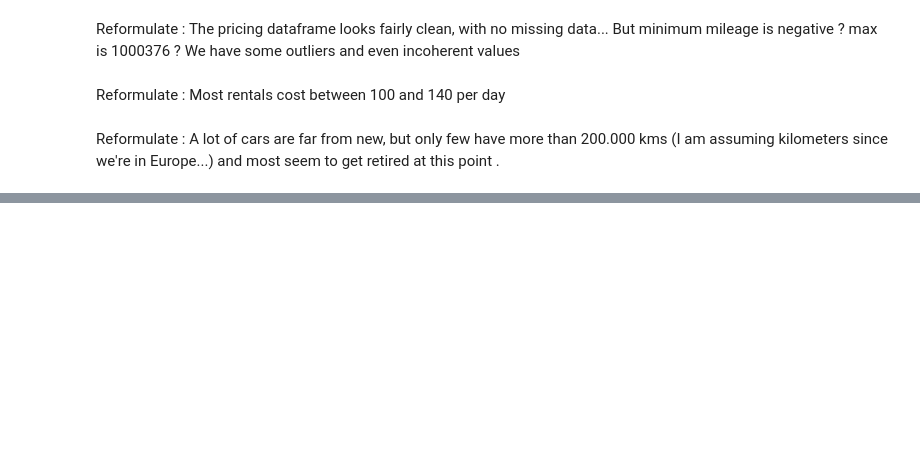
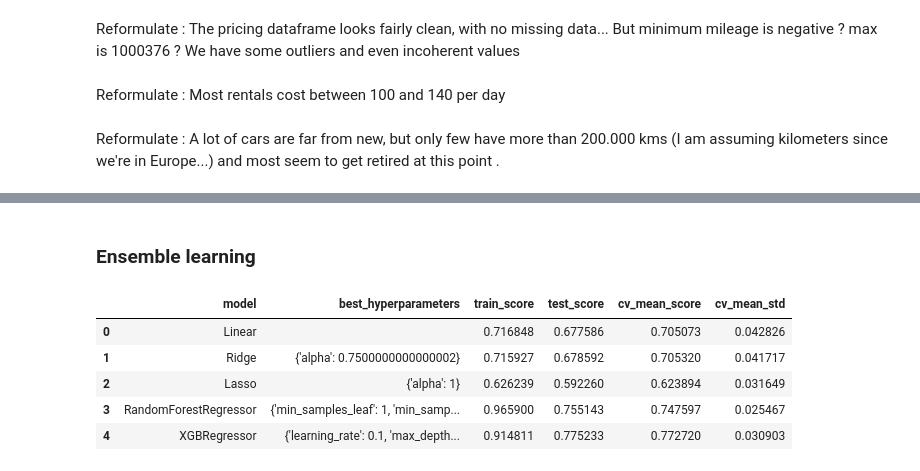
Before and after one commit to qxzjy/dsfs-ft-34, a Jupyter notebook: 10_ML_ENGINEER_CERTIFICATION/BLOC_5/01_GET_AROUND/Price_analysis_and_predictions.ipynb, the cells around one changed output, grey strips where cells are left out. Saved outputs shown, nothing was run; the diff lists cells and outputs as text; code cells hidden in the pictures; blank space fills up the shorter version.

```diff
--- a/10_ML_ENGINEER_CERTIFICATION/BLOC_5/01_GET_AROUND/Price_analysis_and_predictions.ipynb
+++ b/10_ML_ENGINEER_CERTIFICATION/BLOC_5/01_GET_AROUND/Price_analysis_and_predictions.ipynb
@@ -18,7 +16,7 @@ data_path = os.getcwd() + "/data/"
 df_prices = pd.read_csv(data_path+"get_around_pricing_project.csv")
 # %%
 # Useful function
-def remove_outliers_from_column(df, column, std_ratio=3) :
+def remove_outliers_column_based(df, column, std_ratio=3) :
 
     mask = (df[column] > df[column].mean() - std_ratio * df[column].std()) & (df[column] < df[column].mean() + std_ratio * df[column].std())
 
@@ -117,0 +211,52 @@ Reformulate : A lot of cars are far from new, but only few have more than 200.00
+# %% [markdown]
+### Ensemble learning
+# %%
+from sklearn.model_selection import RandomizedSearchCV
+rfr = RandomForestRegressor()
+
+params = {
+    "n_estimators": [i for i in range(150, 350, 100)],
+    "min_samples_split": [i for i in range(2, 3, 4)],
+    "min_samples_leaf": [1, 2, 4]
+}
+
+gridsearch_rfr = GridSearchCV(rfr, param_grid=params, cv=10)
+gridsearch_rfr.fit(X_train, y_train)
+
+models_performance.append([
+    "RandomForestRegressor",
+    gridsearch_rfr.best_params_,
+    gridsearch_rfr.score(X_train, y_train),
+    gridsearch_rfr.score(X_test, y_test),
+    gridsearch_rfr.cv_results_["mean_test_score"][gridsearch_rfr.best_index_],
+    gridsearch_rfr.cv_results_["std_test_score"][gridsearch_rfr.best_index_]
+])
+# %%
+xgbr = XGBRegressor()
+
+params = {
+    "max_depth": [5, 7, 9],
+    "learning_rate": [0.1, 0.01, 0.001],
+    "subsample": [0.5, 0.7, 1]
+}
+
+gridsearch_xgbr = GridSearchCV(xgbr, param_grid=params, cv=10)
+gridsearch_xgbr.fit(X_train, y_train)
+
+models_performance.append([
+    "XGBRegressor",
+    gridsearch_xgbr.best_params_,
+    gridsearch_xgbr.score(X_train, y_train),
+    gridsearch_xgbr.cv_results_["mean_test_score"][gridsearch_xgbr.best_index_],
+    gridsearch_xgbr.cv_results_["std_test_score"][gridsearch_xgbr.best_index_]
+])
+# %%
+score_comparaison = pd.DataFrame(data=models_performance, columns=["model", "best_hyperparameters", "train_score", "test_score", "cv_mean_score", "cv_mean_std"])
+score_comparaison
+# %% [output]
+|  | model | best_hyperparameters | train_score | test_score | cv_mean_score | cv_mean_std |
+| 0 | Linear |  | 0.716848 | 0.677586 | 0.705073 | 0.042826 |
+| 1 | Ridge | {'alpha': 0.7500000000000002} | 0.715927 | 0.678592 | 0.705320 | 0.041717 |
+| 2 | Lasso | {'alpha': 1} | 0.626239 | 0.592260 | 0.623894 | 0.031649 |
+| 3 | RandomForestRegressor | {'min_samples_leaf': 1, 'min_samp... | 0.965900 | 0.755143 | 0.747597 | 0.025467 |
+| 4 | XGBRegressor | {'learning_rate': 0.1, 'max_depth... | 0.914811 | 0.775233 | 0.772720 | 0.030903 |
```
Also changed, not shown: parts of 13 cells of this notebook.
